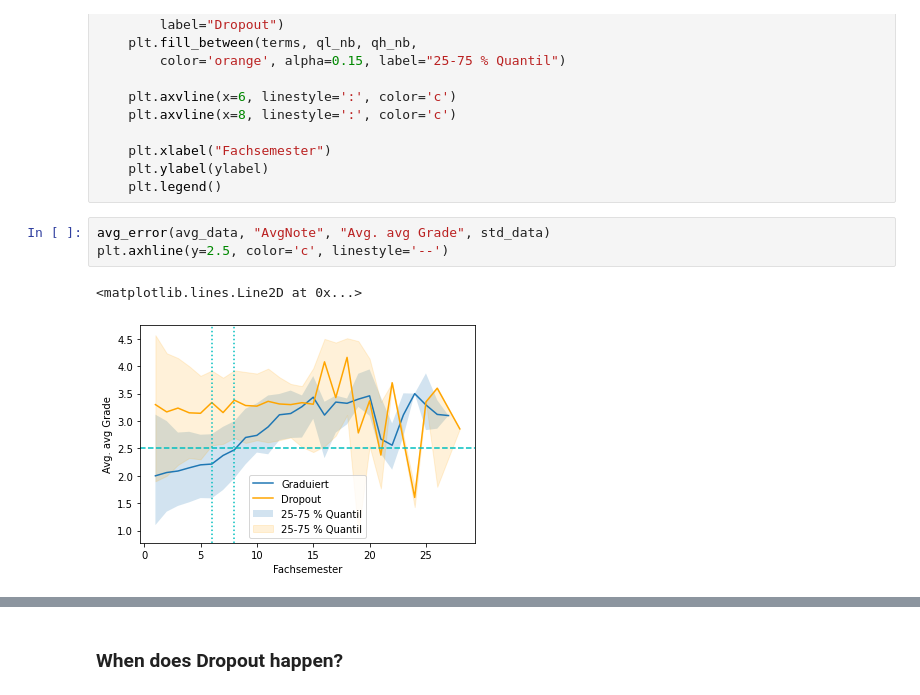
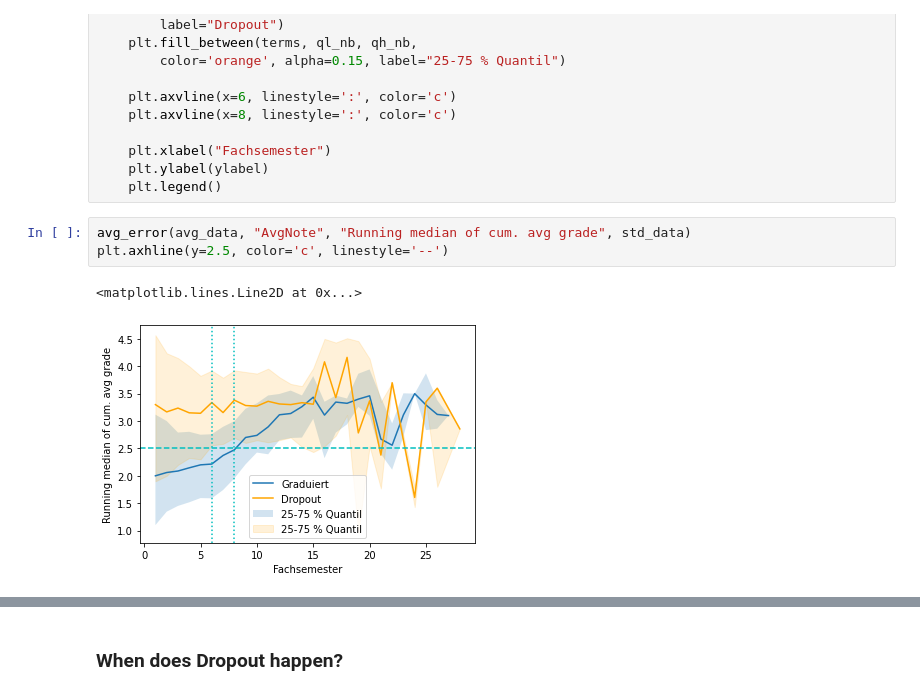
Before and after one commit to hhu-rapp/rapp-tool, a Jupyter notebook: notebooks/regression-plots.ipynb, the cells around one changed output, grey strips where cells are left out. Saved outputs shown, nothing was run; the diff lists cells and outputs as text.

```diff
--- a/notebooks/regression-plots.ipynb
+++ b/notebooks/regression-plots.ipynb
@@ -218,9 +218,9 @@ def avg_error(avg_data, ycol_name, ylabel, std_data, qhigh=quant_high, qlow=quan
     plt.ylabel(ylabel)
     plt.legend()
 # %%
-avg_error(avg_data, "AvgNote", "Avg. avg Grade", std_data)
+avg_error(avg_data, "AvgNote", "Running median of cum. avg grade", std_data)
 plt.axhline(y=2.5, color='c', linestyle='--')
 # %% [output]
 <matplotlib.lines.Line2D at 0x...>
-[figure, old version]
+[figure, new version]
 # %%
```
Also changed, not shown: parts of 29 cells of this notebook, 1 other file.
